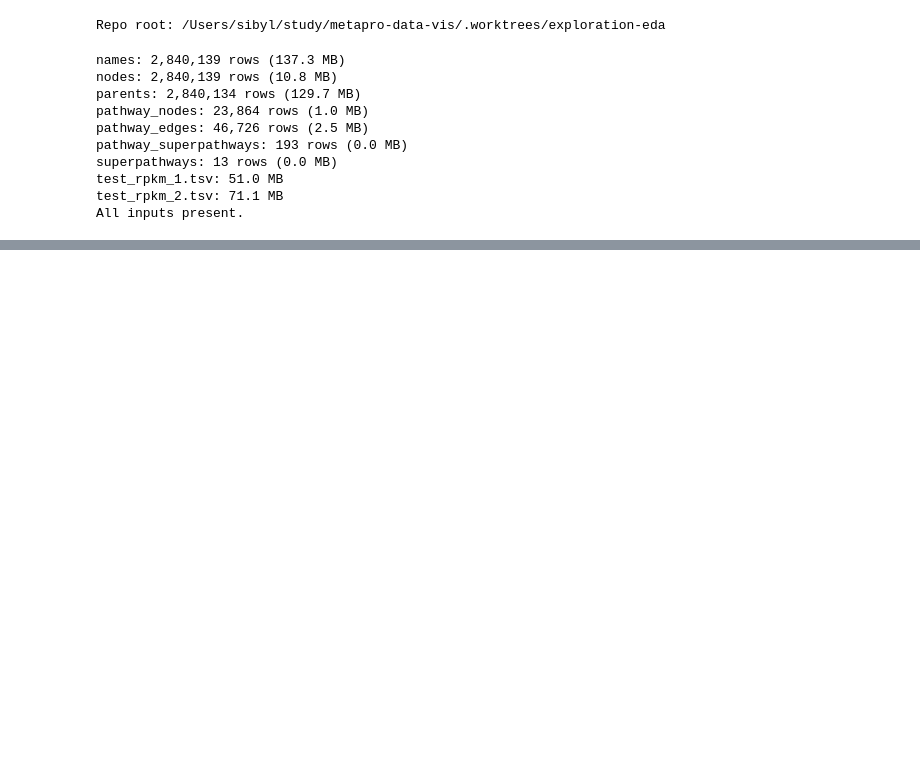
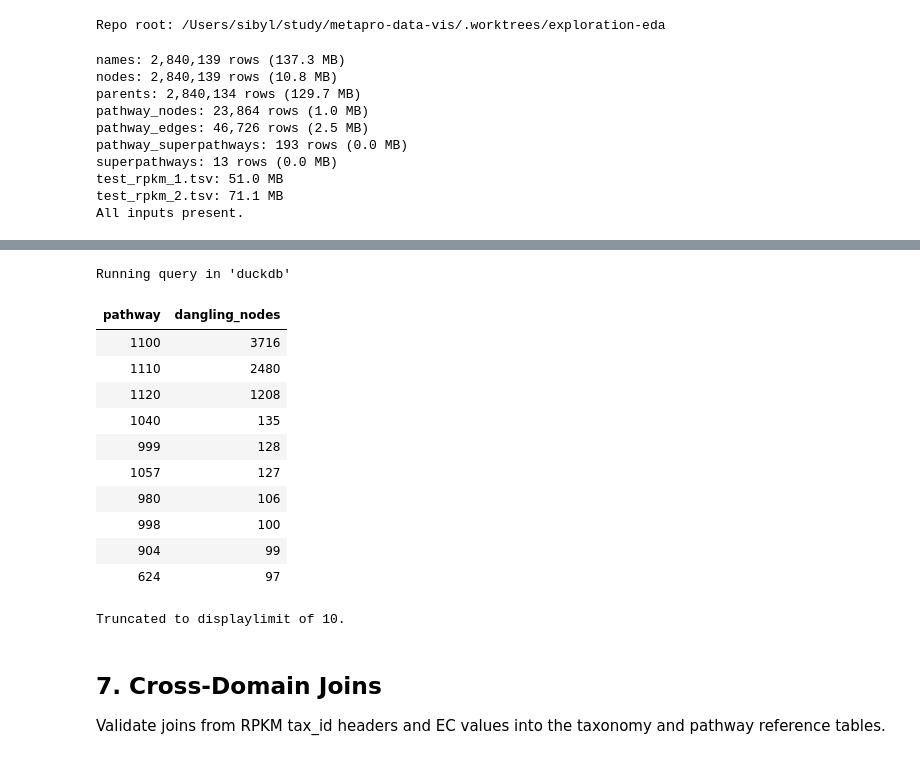
Before and after one commit to ParkinsonLab/metapro-data-vis, a Jupyter notebook: analytics/exploration/notebooks/exploratory_analysis.ipynb, the cells around one changed output, grey strips where cells are left out. Drawn from its saved outputs; the diff is of its cells as text; code cells hidden in the pictures; blank space fills up the shorter version.

```diff
--- a/analytics/exploration/notebooks/exploratory_analysis.ipynb
+++ b/analytics/exploration/notebooks/exploratory_analysis.ipynb
@@ -75,0 +348,27 @@ All inputs present.
+# %%
+%%sql
+SELECT pn.pathway, COUNT(*) AS dangling_nodes
+FROM pathway_nodes pn
+LEFT JOIN pathway_edges e ON pn.id = e.source OR pn.id = e.target
+WHERE e.id IS NULL
+GROUP BY pn.pathway
+ORDER BY dangling_nodes DESC
+LIMIT 10;
+# %% [output]
+Running query in 'duckdb'
+| pathway | dangling_nodes |
+| 1100 | 3716 |
+| 1110 | 2480 |
+| 1120 | 1208 |
+| 1040 | 135 |
+| 999 | 128 |
+| 1057 | 127 |
+| 980 | 106 |
+| 998 | 100 |
+| 904 | 99 |
+| 624 | 97 |
+Truncated to displaylimit of 10.
+# %% [markdown]
+## 7. Cross-Domain Joins
+
+Validate joins from RPKM tax_id headers and EC values into the taxonomy and pathway reference tables.
```
Also changed, not shown: parts of 21 cells of this notebook.
